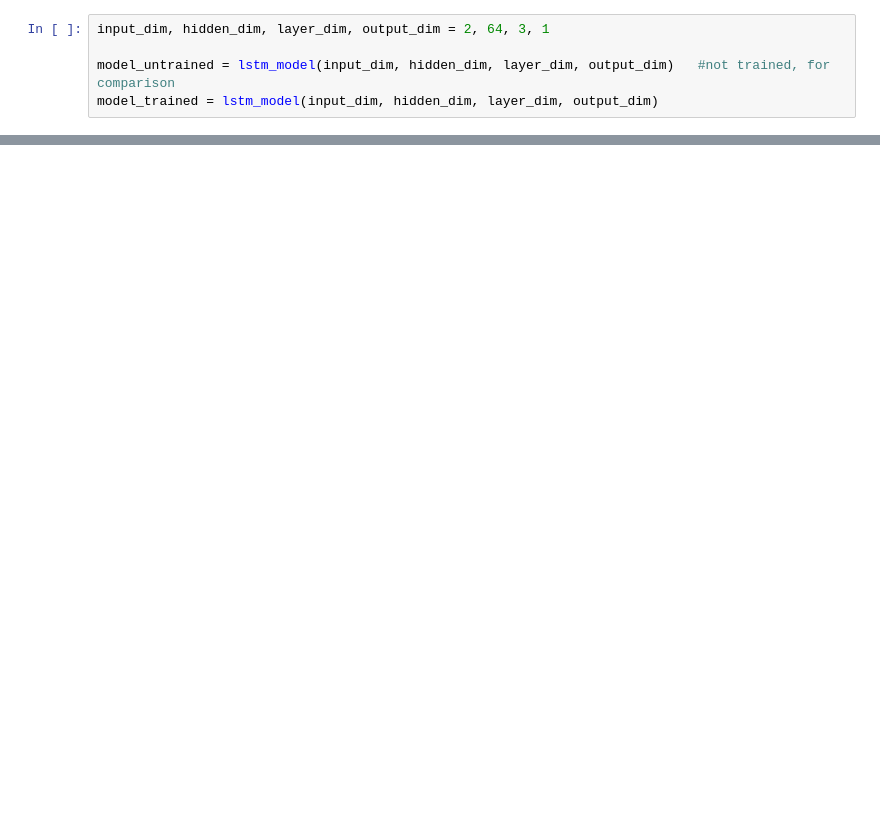
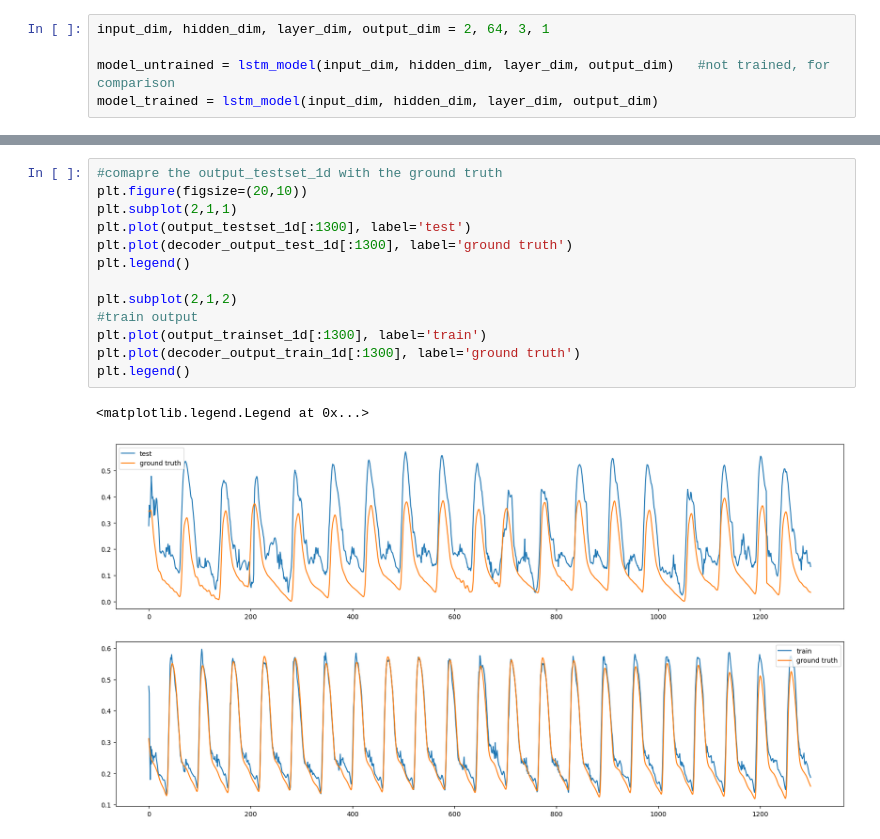
Before and after one commit to elizabethtang/APS360, a Jupyter notebook: src/lstm_training.ipynb, the cells around one changed output, grey strips where cells are left out. Drawn from its saved outputs; the diff is of its cells as text; blank space fills up the shorter version.

```diff
--- a/src/lstm_training.ipynb
+++ b/src/lstm_training.ipynb
@@ -34,0 +76,16 @@ output_trained_1d = convert_to_1d(output_trained.cpu().detach().numpy())
+# %%
+#comapre the output_testset_1d with the ground truth
+plt.figure(figsize=(20,10))
+plt.subplot(2,1,1)
+plt.plot(output_testset_1d[:1300], label='test')
+plt.plot(decoder_output_test_1d[:1300], label='ground truth')
+plt.legend()
+
+plt.subplot(2,1,2)
+#train output
+plt.plot(output_trainset_1d[:1300], label='train')
+plt.plot(decoder_output_train_1d[:1300], label='ground truth')
+plt.legend()
+# %% [output]
+<matplotlib.legend.Legend at 0x...>
+[figure, added]
```
Also changed, not shown: parts of 8 cells of this notebook, 4 other files.
